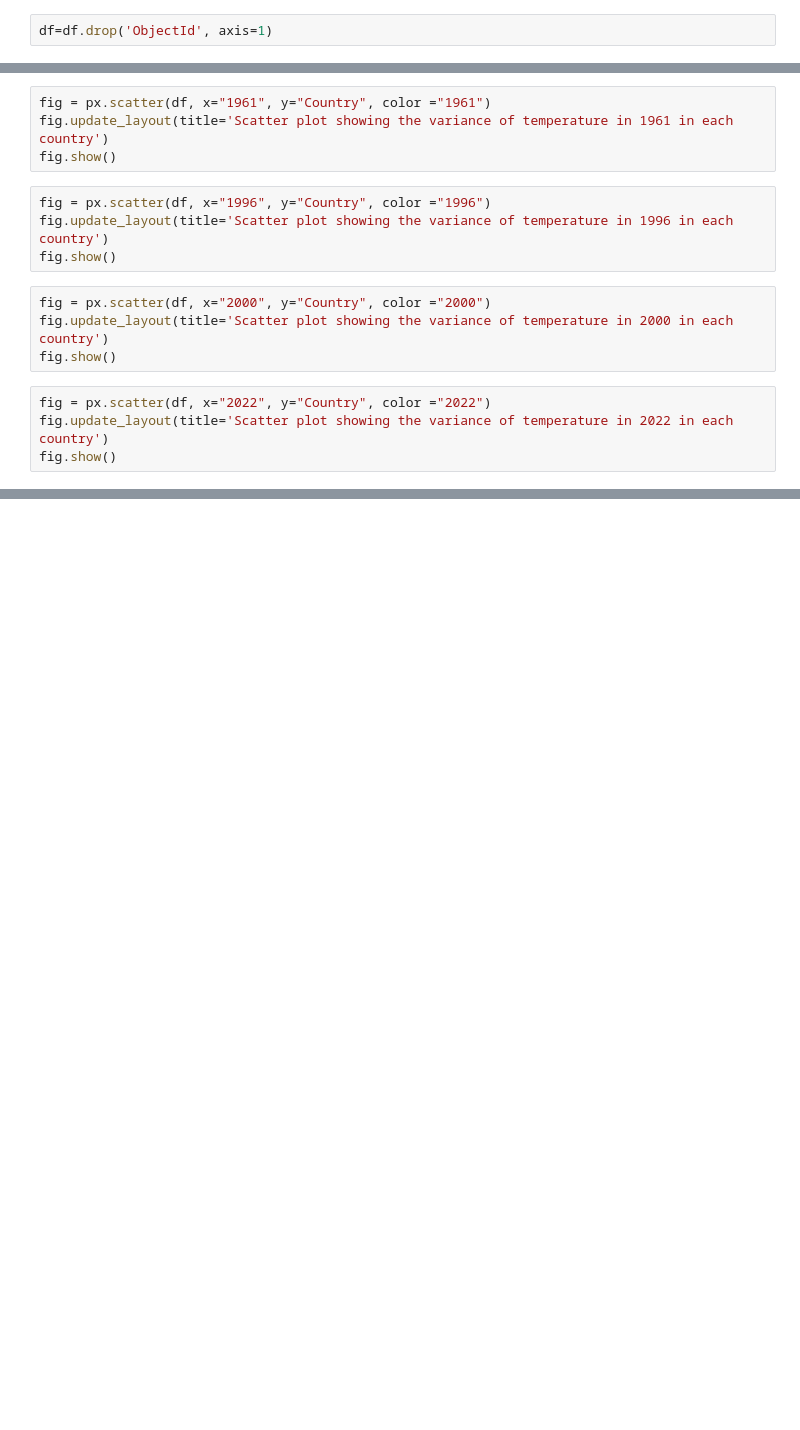
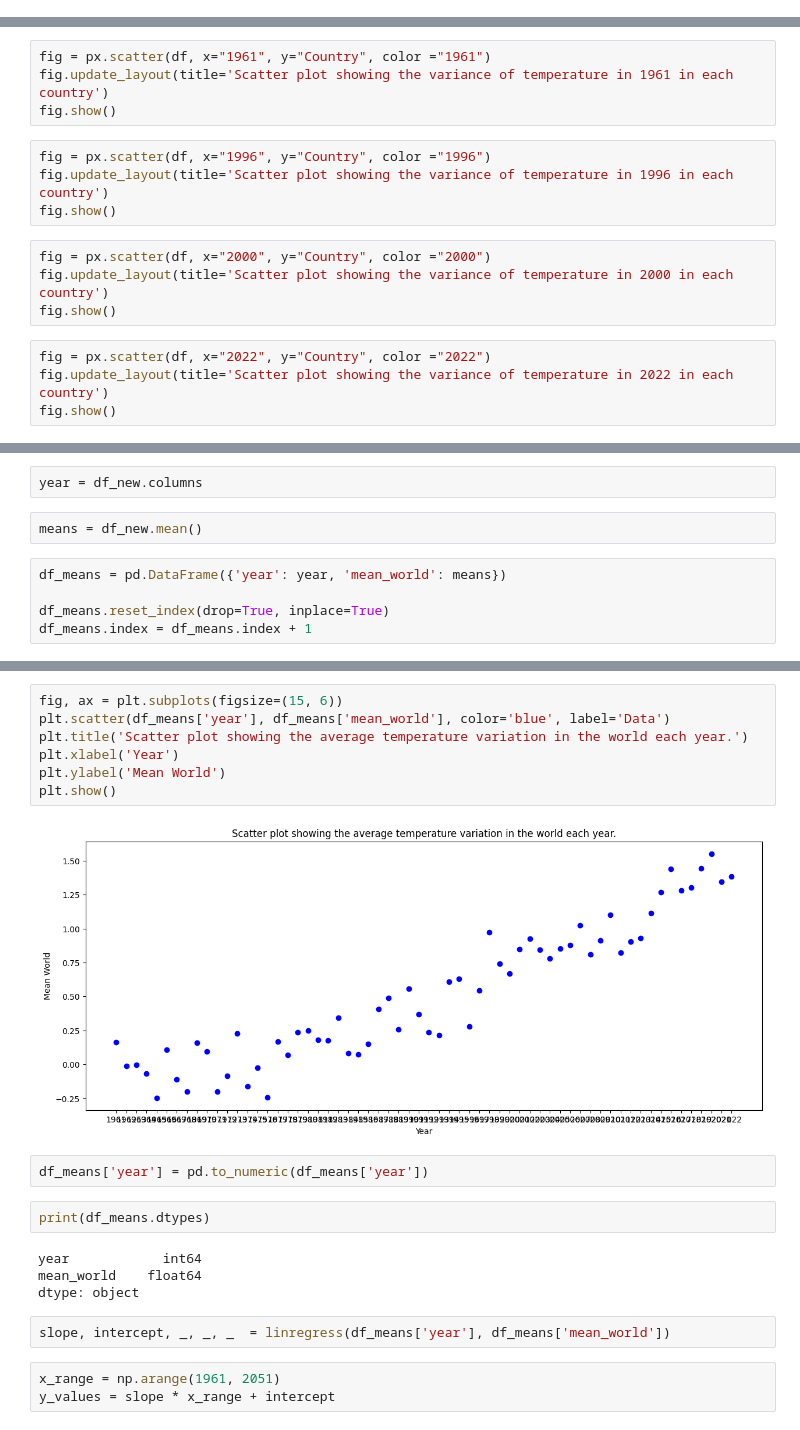
Before and after one commit to PetrongariYanina/ClimateChangeExplorer, a Jupyter notebook: ClimateChangeExplorer.ipynb, the cells around one changed output, grey strips where cells are left out. Cells and saved outputs as stored; diff of their text form; blank space fills up the shorter version.

```diff
--- a/ClimateChangeExplorer.ipynb
+++ b/ClimateChangeExplorer.ipynb
@@ -181,8 +182,6 @@ df.describe()
 | 75% | 169.00 | 0.25 | 0.08 | 0.17 | 0.10 | -0.11 | 0.24 | -0.04 | -0.10 | 0.30 | ... | ... |
 | max | 225.00 | 1.89 | 1.00 | 1.20 | 1.10 | 0.86 | 1.15 | 1.13 | 0.48 | 0.94 | ... | ... |
 8 rows × 63 columns
-# %%
-df=df.drop('ObjectId', axis=1)
 # %%
 columns_float = df.select_dtypes(include='float64')
 # %%
@@ -324,0 +332,9 @@ fig.show()
+# %%
+year = df_new.columns
+# %%
+means = df_new.mean()
+# %%
+df_means = pd.DataFrame({'year': year, 'mean_world': means})
+
+df_means.reset_index(drop=True, inplace=True)
+df_means.index = df_means.index + 1
@@ -324,0 +350,22 @@ fig.show()
+# %%
+fig, ax = plt.subplots(figsize=(15, 6))
+plt.scatter(df_means['year'], df_means['mean_world'], color='blue', label='Data')
+plt.title('Scatter plot showing the average temperature variation in the world each year.')
+plt.xlabel('Year')
+plt.ylabel('Mean World')
+plt.show()
+# %% [output]
+[figure, added]
+# %%
+df_means['year'] = pd.to_numeric(df_means['year'])
+# %%
+print(df_means.dtypes)
+# %% [output]
+year            int64
+mean_world    float64
+dtype: object
+# %%
+slope, intercept, _, _, _  = linregress(df_means['year'], df_means['mean_world'])
+# %%
+x_range = np.arange(1961, 2051)
+y_values = slope * x_range + intercept
```
Also changed, not shown: parts of 39 cells of this notebook.
